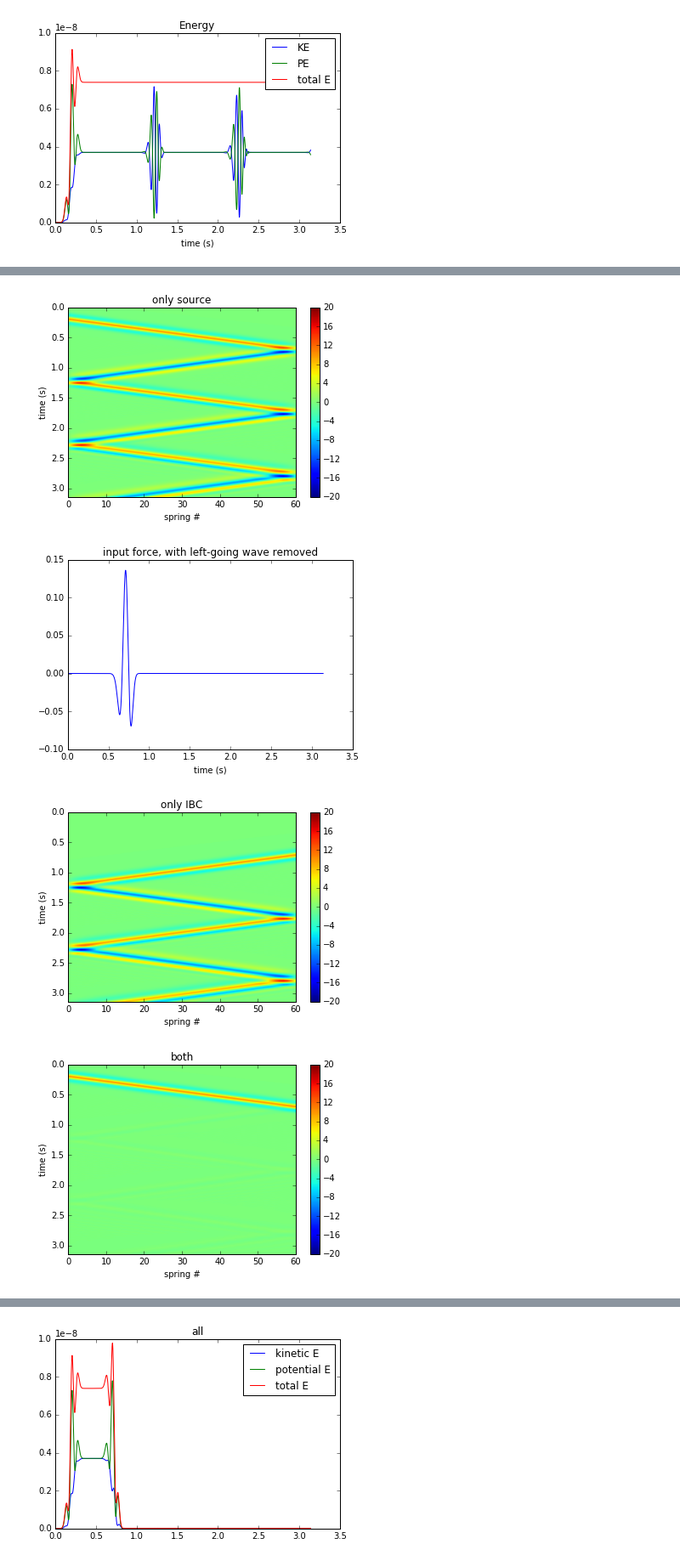
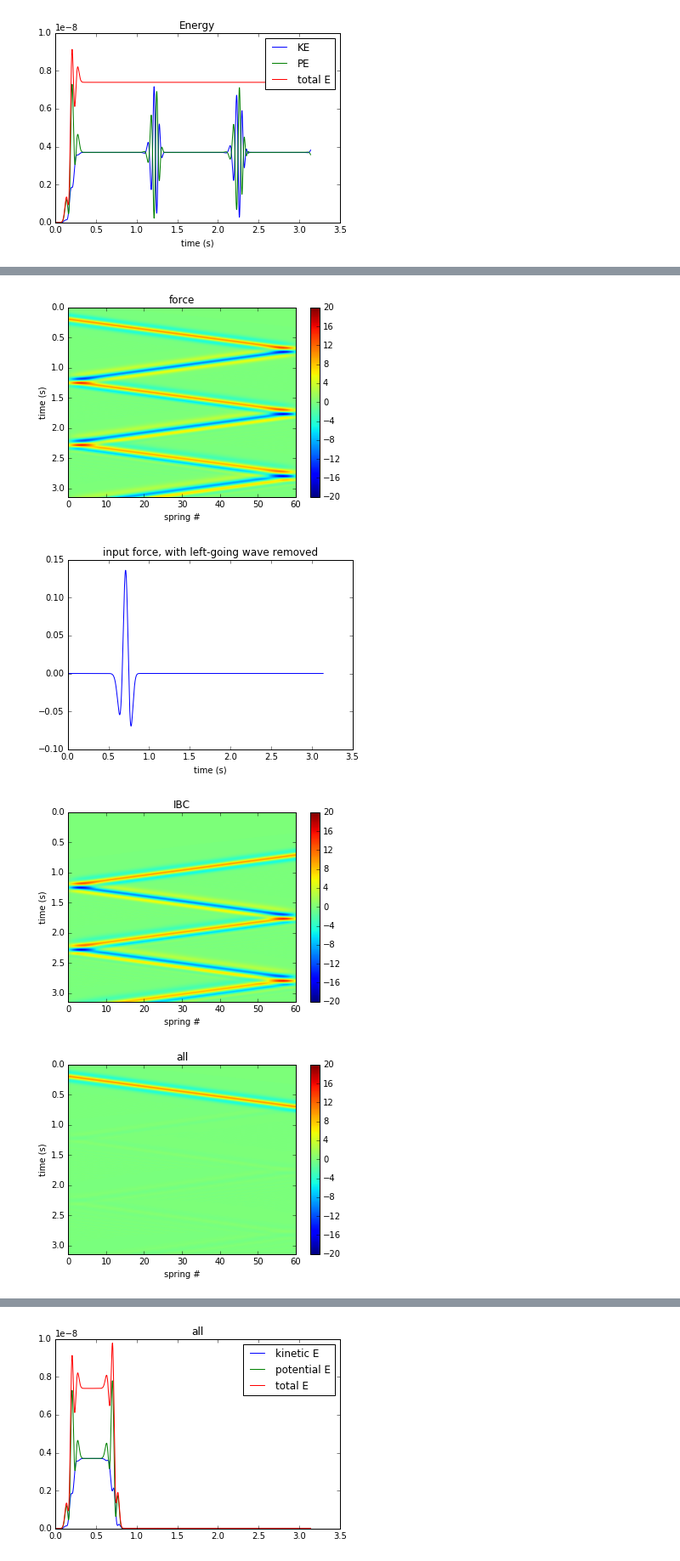
Before and after one commit to alisonmalcolm/IBC_Energy, a Jupyter notebook: SpringMassEnergy.ipynb, the cells around one changed output, grey strips where cells are left out. Shown at 85% size. Drawn from its saved outputs; the diff is of its cells as text; code cells hidden in the pictures.

```diff
--- a/SpringMassEnergy.ipynb
+++ b/SpringMassEnergy.ipynb
@@ -66,7 +57,0 @@ Compute the wavefield and its kinetic and potential energy.
-# %%
-u=WaveSolution(x,t,c,f)
-plt.imshow(u)
-plt.ylabel('x')
-plt.xlabel('t')
-plt.title('Wavefield')
-plt.show()
@@ -77,23 +57,0 @@ Looking at the kinetic and potential energies, we see that they do not change as
-# %%
-u_kE=KineticE(M/N,u,dt)
-plt.figure()
-plt.subplot(121)
-plt.imshow(u_kE)
-plt.title('potential')
-u_kP=PotentialE(K*N,u)
-plt.subplot(122)
-plt.imshow(u_kP)
-plt.title('kinetic')
-fig1=plt.figure()
-plt.title('kinetic at different positions')
-plt.xlabel('time')
-fig2=plt.figure()
-plt.title('potential at different positions')
-plt.xlabel('time')
-for ii in range(nx):
-    if ii%50 is 0:
-        plt.figure(fig1.number)
-        plt.plot(t,u_kE[ii,:],label='kinetic')
-        plt.figure(fig2.number)
-        plt.plot(t,u_kP[ii,:],label='potential')
-plt.show()
@@ -300,9 +259,7 @@ def manySprings(k,m,dt,nt,u10,un0,nmasses,L,h,force_fn):
     return u
         #u2[ii+1]=-k/m*dt**2*(2.*u2[ii]-u1[ii])+2.*u2[ii]-u2[ii-1]
 # %%
-K=1.0
-N=120
-L=1.
+#Now we setup our input source function
 nmasses=np.int(N)
 force_fn=np.zeros([nt,nmasses])
 force_fn[:,0]=f[nt-200:2*nt-200]
@@ -375,9 +347,4 @@ plt.show()
 # %%
-#force2=np.copy(force_fn)
-#force2[:,-1]=-u_masses[:,-1]
-K=1.0
-M=1.0
-L=1.0
 nmasses2=60
 
 force2=np.zeros([nt,nmasses2])
@@ -385,7 +352,7 @@ force2[:,0]=force_fn[:,0]
 u_masses2_f=manySprings(K,M,dt,nt,0.0,0.0,nmasses2,L,L/N,force2)
 plt.figure()
 plt.imshow(u_masses2_f*1e6,aspect='auto',extent=[0,nmasses2,t[nt-1],t[0]])
-plt.title('only source')
+plt.title('force')
 plt.ylabel('time (s)')
 plt.xlabel('spring #')
 plt.clim([-20,20])
@@ -393,37 +360,37 @@ plt.colorbar()
 
 
 force2=np.zeros([nt,nmasses2])
 force2[:,nmasses2-1]=u_masses[:,nmasses2]*N**2.
 force2[1400:,nmasses2-1]=0.
 plt.figure()
 plt.plot(t,force2[:,nmasses2-1])
 plt.xlabel('time (s)')
 plt.title('input force, with left-going wave removed')
 
 u_masses2_IBC=manySprings(K,M,dt,nt,0.0,0.0,nmasses2,L,L/N,force2)
 plt.figure()
 plt.imshow(u_masses2_IBC*1e6,aspect='auto',extent=[0,nmasses2,t[nt-1],t[0]])
-plt.title('only IBC')
+plt.title('IBC')
 plt.ylabel('time (s)')
 plt.xlabel('spring #')
 plt.clim([-20,20])
 plt.colorbar()
 
 force2[:,0]=force_fn[:,0]
 u_masses2_all=manySprings(K,M,dt,nt,0.0,0.0,nmasses2,L,L/N,force2)
 plt.figure()
 plt.imshow(u_masses2_all*1e6,aspect='auto',extent=[0,nmasses2,t[nt-1],t[0]])
-plt.title('both')
+plt.title('all')
 plt.ylabel('time (s)')
 plt.xlabel('spring #')
 plt.clim([-20,20])
 plt.colorbar()
 
 
 plt.show()
 # %% [output]
-[figure, old version]
+[figure, new version]
 [figure]
-[figure, old version]
+[figure, new version]
-[figure, old version]
+[figure, new version]
 # %%
```
Also changed, not shown: parts of 34 cells of this notebook.
